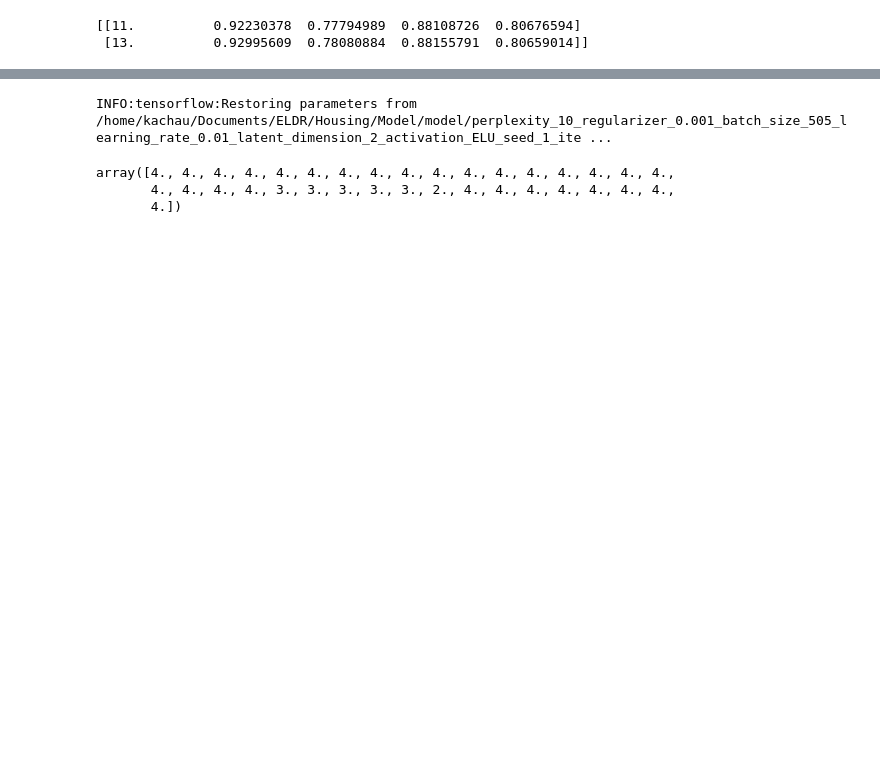
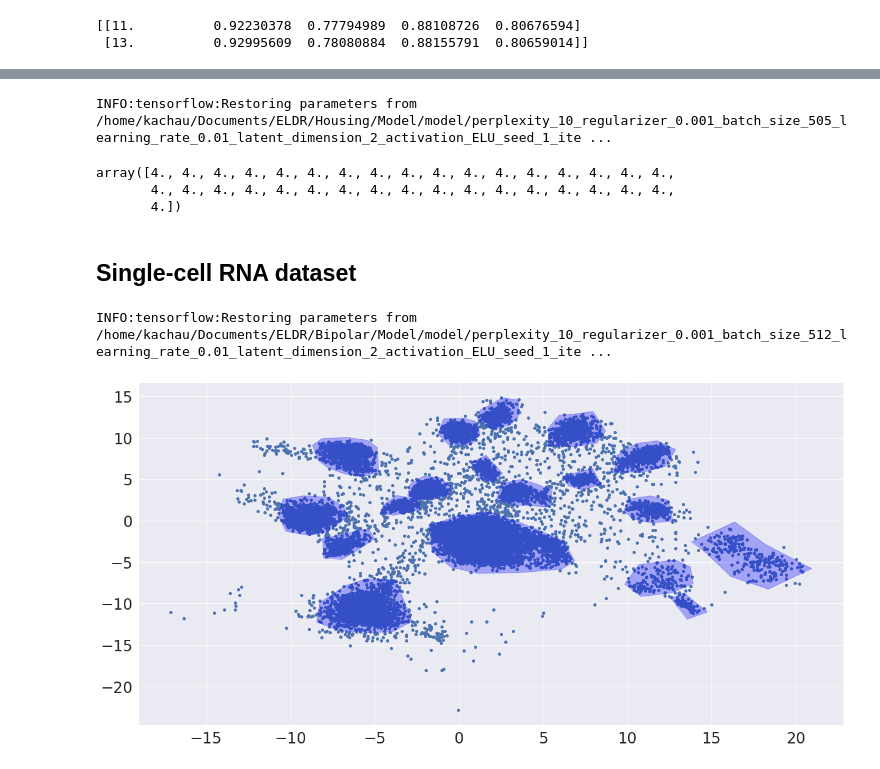
Before and after one commit to chauhankaranraj/ELDR, a Jupyter notebook: Housing-K/demo.ipynb, the cells around one changed output, grey strips where cells are left out. Saved outputs shown, nothing was run; the diff lists cells and outputs as text; code cells hidden in the pictures; blank space fills up the shorter version.

Commit message:
Finalized demo nb. Added bipolar eg to nb

```diff
--- a/Housing-K/demo.ipynb
+++ b/Housing-K/demo.ipynb
@@ -366,7 +199,7 @@ for i in range(len(deltas)):
 
 sess, rep, X, D = load_model()
 
-INITIAL_GROUP = 5
+INITIAL_GROUP = 0
 TARGET_GROUP = 4
 
 if INITIAL_GROUP == 0:
@@ -388,5 +221,41 @@ x_init_transf_lowdim_labels
 # %% [output]
 INFO:tensorflow:Restoring parameters from /home/kachau/Documents/ELDR/Housing/Model/model/perplexity_10_regularizer_0.001_batch_size_505_learning_rate_0.01_latent_dimension_2_activation_ELU_seed_1_ite ...
 array([4., 4., 4., 4., 4., 4., 4., 4., 4., 4., 4., 4., 4., 4., 4., 4., 4.,
-       4., 4., 4., 4., 3., 3., 3., 3., 3., 2., 4., 4., 4., 4., 4., 4., 4.,
+       4., 4., 4., 4., 4., 4., 4., 4., 4., 4., 4., 4., 4., 4., 4., 4., 4.,
        4.])
+# %% [markdown]
+## Single-cell RNA dataset
+# %%
+# Load Data (and approximate it??)
+
+# pre saved single cell rna data
+x = pd.read_csv("../Bipolar/Data/bipolar_rep_scaled.tsv", sep="\t").values
+
+# Approximate the original data
+pc_matrix_file = "/home/kachau/Documents/ELDR/Bipolar/Data/bipolar_pc.tsv"
+matrix = pd.read_csv(pc_matrix_file, sep = "\t", header = None).values
+
+x_full = np.matmul(x, np.transpose(matrix))
+# %%
+# Load VAE and Clustering Model results from previously run clustering
+
+# cluster definitions
+with open("../Bipolar/vertices.json") as json_file:
+    all_vertices = json.load(json_file)
+
+# metadata
+input_dim = x_full.shape[1]
+num_clusters = len(all_vertices)
+
+# path to pretrained vae and func to load it
+model_file = "/home/kachau/Documents/ELDR/Bipolar/Model/model/perplexity_10_regularizer_0.001_batch_size_512_learning_rate_0.01_latent_dimension_2_activation_ELU_seed_1_iter_5400.ckpt"
+def load_model(input_dim = input_dim, model_file = model_file):
+    return load_vae(input_dim, model_file, feature_transform = pc_matrix_file)
+# %%
+# Calculate Data Representation (low dimensional)
+
+sess, rep, X, D = load_model()
+
+data_rep = sess.run(rep, feed_dict={X: x_full, D: np.zeros((1, input_dim))})
+# %% [output]
+INFO:tensorflow:Restoring parameters from /home/kachau/Documents/ELDR/Bipolar/Model/model/perplexity_10_regularizer_0.001_batch_size_512_learning_rate_0.01_latent_dimension_2_activation_ELU_seed_1_ite ...
@@ -392,0 +265,5 @@ array([4., 4., 4., 4., 4., 4., 4., 4., 4., 4., 4., 4., 4., 4., 4., 4., 4.,
+# %%
+# Visualize the data and the marked clusters
+plot_polys(data_rep, all_vertices)
+# %% [output]
+[figure, added]
```
Also changed, not shown: parts of 20 cells of this notebook, 1 other file.
